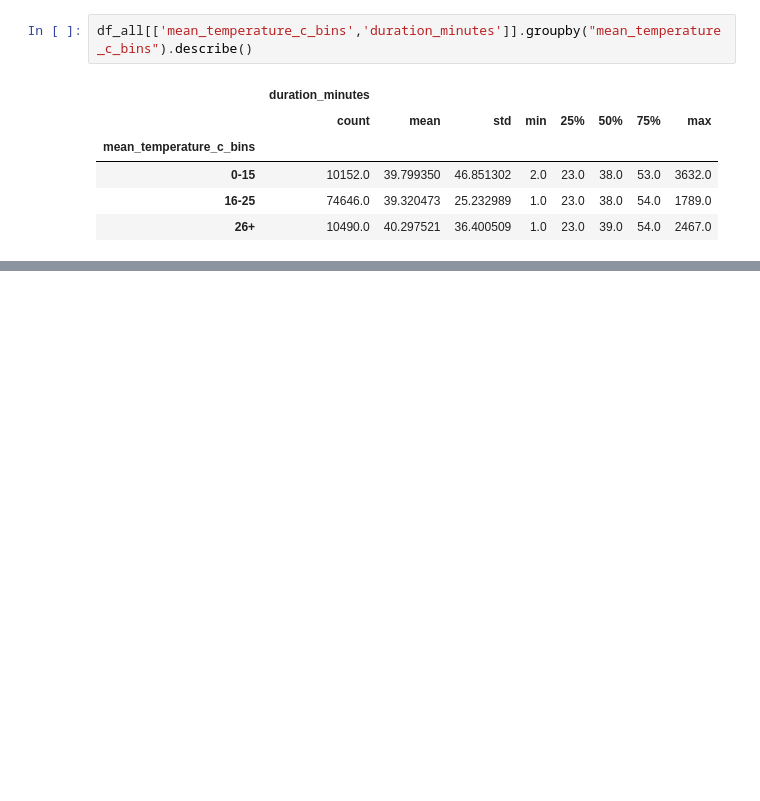
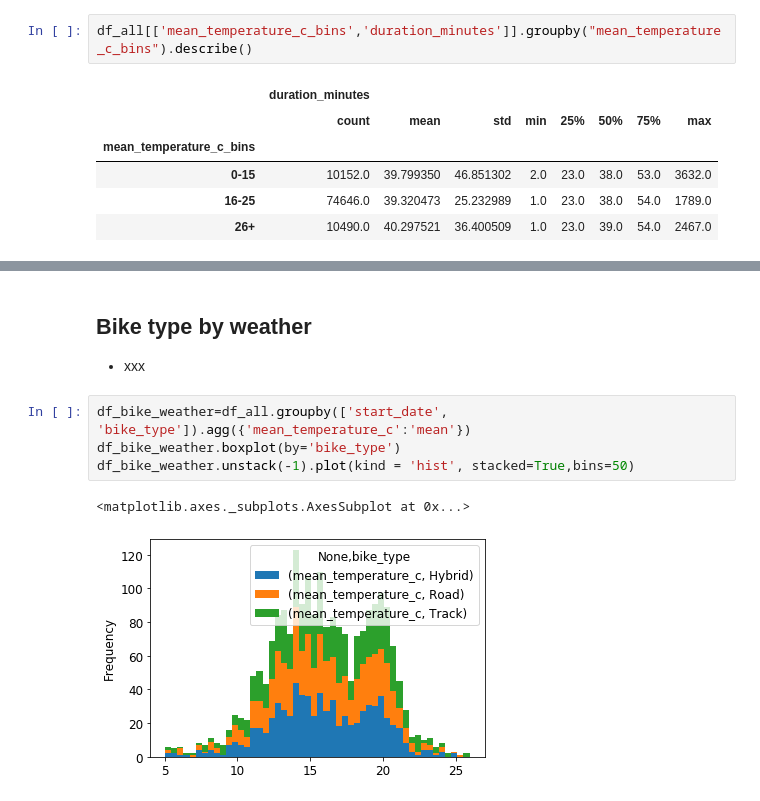
Before and after one commit to orbenishay/pandas-project, a Jupyter notebook: Bicycle_11.ipynb, the cells around one changed output, grey strips where cells are left out. Drawn from its saved outputs; the diff is of its cells as text; blank space fills up the shorter version.

```diff
--- a/Bicycle_11.ipynb
+++ b/Bicycle_11.ipynb
@@ -253 +262,12 @@ sns.heatmap(df_heatmap)
 [figure]
+# %% [markdown]
+## Bike type by weather
+
+* xxx
+# %%
+df_bike_weather=df_all.groupby(['start_date', 'bike_type']).agg({'mean_temperature_c':'mean'})
+df_bike_weather.boxplot(by='bike_type')
+df_bike_weather.unstack(-1).plot(kind = 'hist', stacked=True,bins=50)
+# %% [output]
+<matplotlib.axes._subplots.AxesSubplot at 0x...>
+[figure, added]
```
Also changed, not shown: parts of 6 cells of this notebook.
